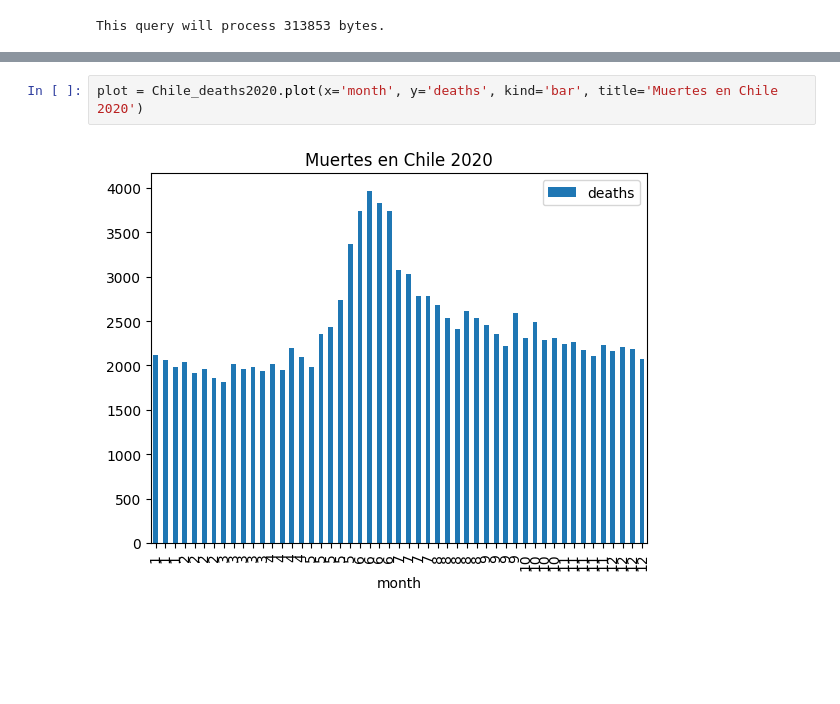
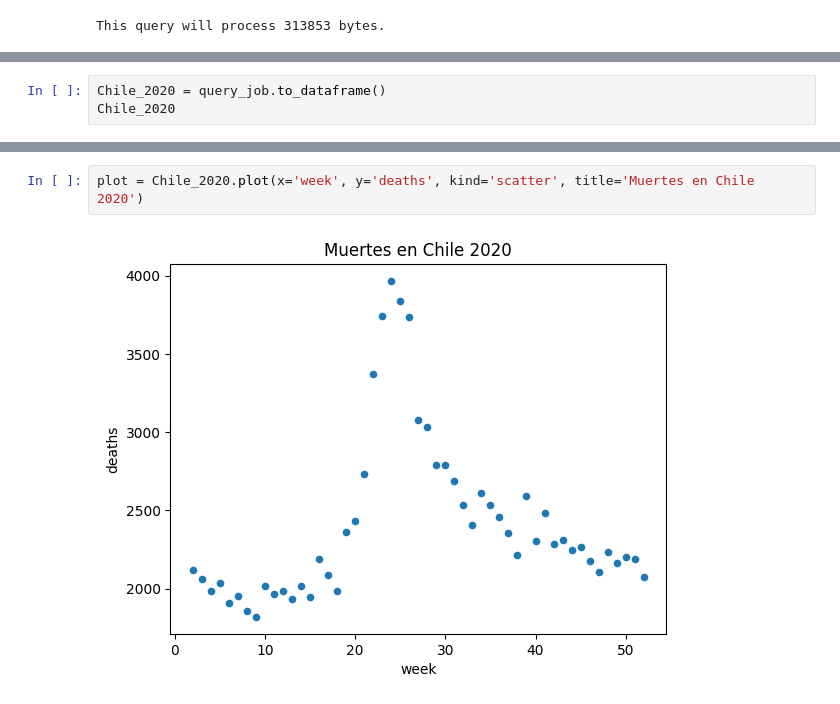
Before and after one commit to Remiw/Solemne1, a Jupyter notebook: SOLEMNE1MATÍASTOBAR.ipynb, the cells around one changed output, grey strips where cells are left out. Saved outputs shown, nothing was run; the diff lists cells and outputs as text; blank space fills up the shorter version.

```diff
--- a/SOLEMNE1MATÍASTOBAR.ipynb
+++ b/SOLEMNE1MATÍASTOBAR.ipynb
@@ -156,0 +132,3 @@ Chile_deaths2020
+# %%
+Chile_2020 = query_job.to_dataframe()
+Chile_2020
@@ -157,4 +153,4 @@ Chile_deaths2020
 # %%
-plot = Chile_deaths2020.plot(x='month', y='deaths', kind='bar', title='Muertes en Chile 2020')
+plot = Chile_2020.plot(x='week', y='deaths', kind='scatter', title='Muertes en Chile 2020')
 # %% [output]
-[figure, old version]
+[figure, new version]
```
Also changed, not shown: parts of 14 cells of this notebook.
